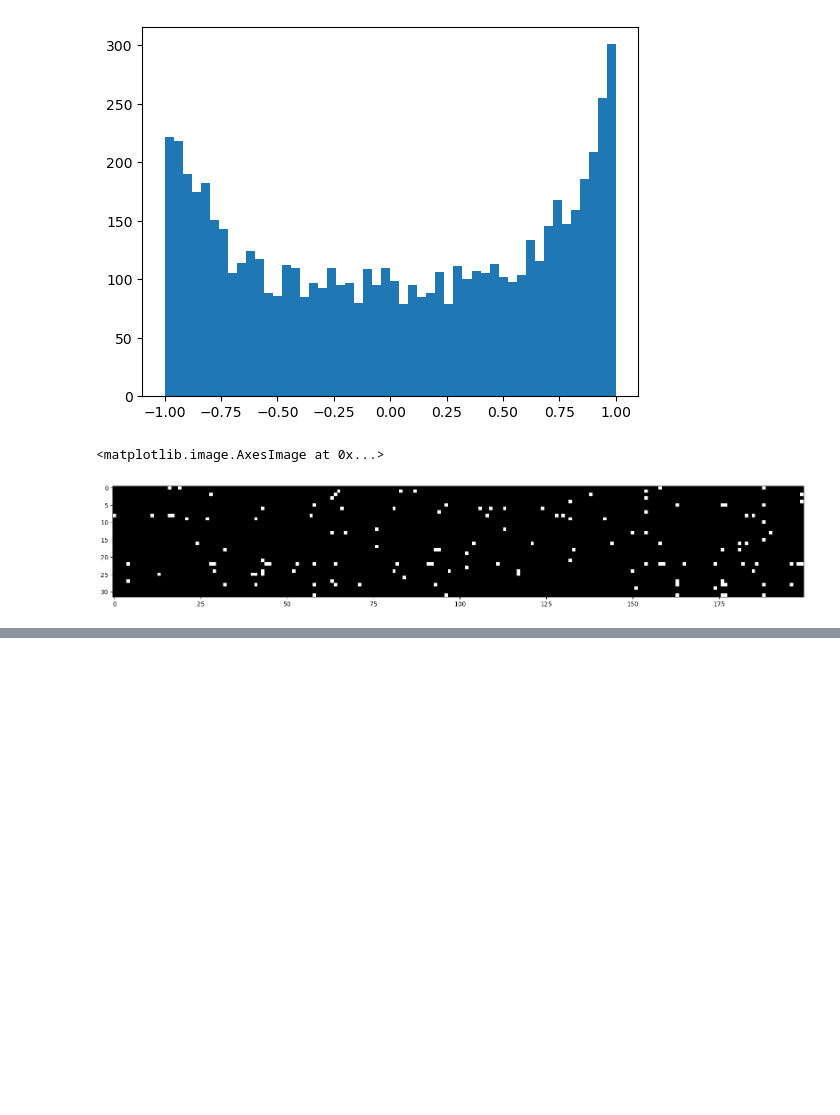
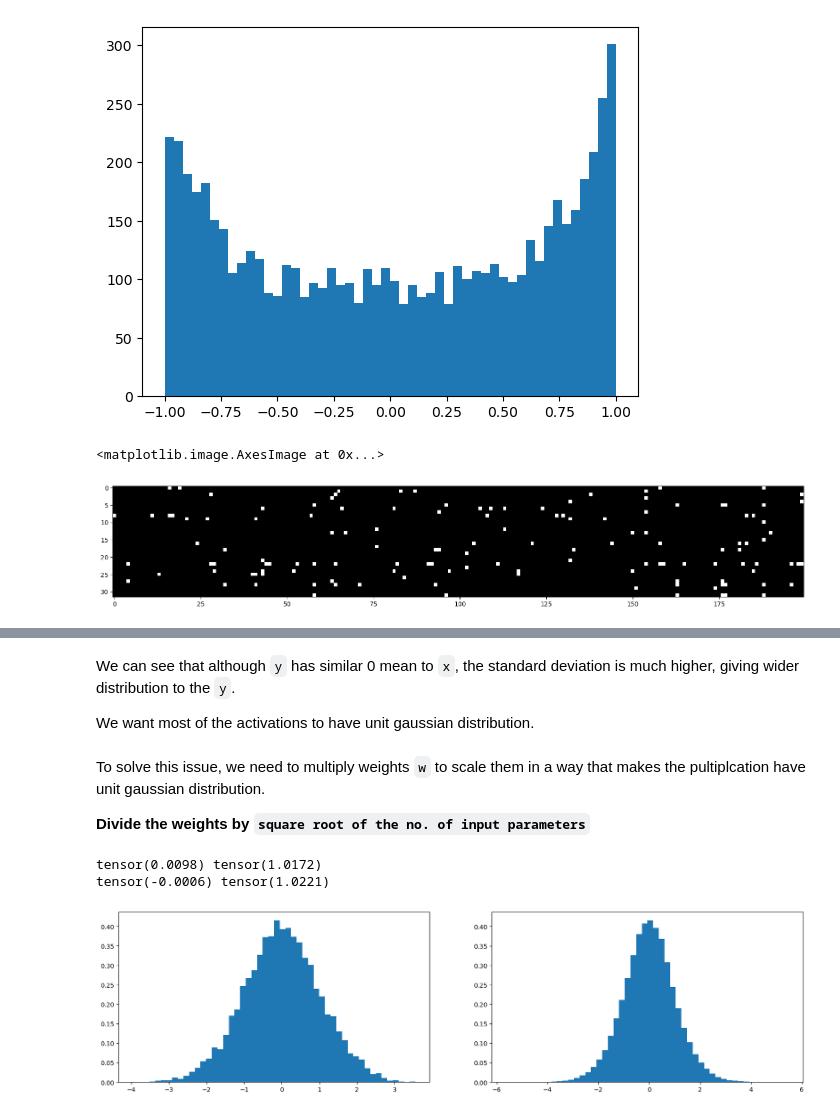
Before and after one commit to blackbird71SR/CharacterLLMs, a Jupyter notebook: build_makemore_part2.ipynb, the cells around one changed output, grey strips where cells are left out. Drawn from its saved outputs; the diff is of its cells as text; code cells hidden in the pictures; blank space fills up the shorter version.

Commit message:
Add example to fix non-unit scaling of activations

```diff
--- a/build_makemore_part2.ipynb
+++ b/build_makemore_part2.ipynb
@@ -424,0 +443,24 @@ plt.imshow(h.abs() > 0.99, cmap='gray', interpolation='nearest')
+# %% [markdown]
+We can see that although `y` has similar 0 mean to `x`, the standard deviation is much higher, giving wider distribution to the `y`.
+
+We want most of the activations to have unit gaussian distribution.
+# %% [markdown]
+To solve this issue, we need to multiply weights `w` to scale them in a way that makes the pultiplcation have unit gaussian distribution.
+
+**Divide the weights by `square root of the no. of input parameters`**
+# %%
+x = torch.randn(1000, 10)
+w = torch.randn(10, 200) / (10 ** 0.5)
+y = x @ w
+print(x.mean(), x.std())
+print(y.mean(), y.std())
+
+plt.figure(figsize=(20, 5))
+plt.subplot(121)
+plt.hist(x.view(-1).tolist(), 50, density=True);
+plt.subplot(122)
+plt.hist(y.view(-1).tolist(), 50, density=True);
+# %% [output]
+tensor(0.0098) tensor(1.0172)
+tensor(-0.0006) tensor(1.0221)
+[figure, added]
```
Also changed, not shown: parts of 5 cells of this notebook.
